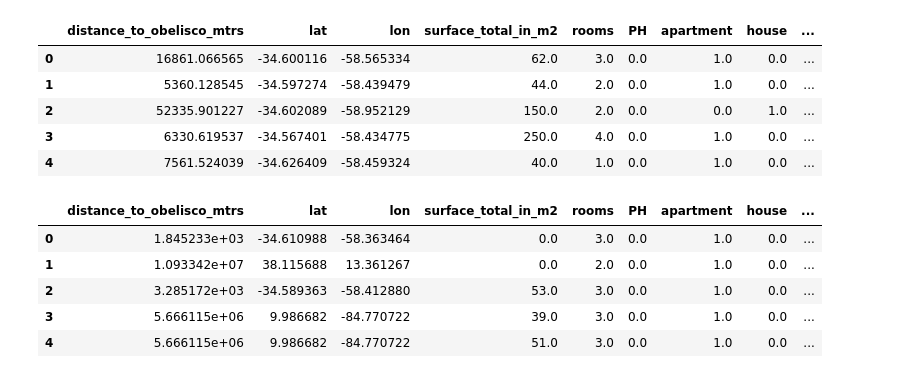
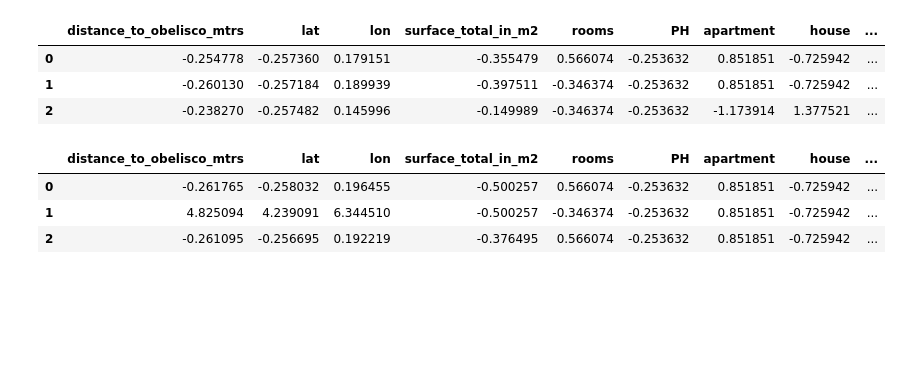
Before and after one commit to fpenovi/BArealEstatePricing, a Jupyter notebook: notebooks/11 - GradientBoostingRegressor.ipynb, the cells around one changed output. Drawn from its saved outputs; the diff is of its cells as text; code cells hidden in the pictures; blank space fills up the shorter version.

```diff
--- a/notebooks/11 - GradientBoostingRegressor.ipynb
+++ b/notebooks/11 - GradientBoostingRegressor.ipynb
@@ -6,30 +8,31 @@ from sklearn.ensemble import GradientBoostingRegressor
 import seaborn as sns
 %matplotlib inline
 # %%
+start = time.time()
+
 dfTrain = pd.read_csv('../data/TRAIN_TEST_corrected3/train_corrected3.csv')
 dfTest = pd.read_csv('../data/TRAIN_TEST_corrected3/test_corrected3.csv')
 
 train = dfTrain.drop(['id', 'price_usd', 'day_created', 'year_created', 'month_created'], axis=1)
 target = dfTrain.price_usd
+scaler = StandardScaler()
+train = pd.DataFrame(scaler.fit_transform(train), columns=train.columns)
 
 test = dfTest.drop(['id', 'day_created', 'year_created', 'month_created'], axis=1)
+test = pd.DataFrame(scaler.transform(test), columns=test.columns)
 test_ids = dfTest.id
 # %%
-train.head()
+train.head(3)
 # %% [output]
 |  | distance_to_obelisco_mtrs | lat | lon | surface_total_in_m2 | rooms | PH | apartment | house | ... |
-| 0 | 16861.066565 | -34.600116 | -58.565334 | 62.0 | 3.0 | 0.0 | 1.0 | 0.0 | ... |
-| 1 | 5360.128545 | -34.597274 | -58.439479 | 44.0 | 2.0 | 0.0 | 1.0 | 0.0 | ... |
-| 2 | 52335.901227 | -34.602089 | -58.952129 | 150.0 | 2.0 | 0.0 | 0.0 | 1.0 | ... |
-| 3 | 6330.619537 | -34.567401 | -58.434775 | 250.0 | 4.0 | 0.0 | 1.0 | 0.0 | ... |
-| 4 | 7561.524039 | -34.626409 | -58.459324 | 40.0 | 1.0 | 0.0 | 1.0 | 0.0 | ... |
+| 0 | -0.254778 | -0.257360 | 0.179151 | -0.355479 | 0.566074 | -0.253632 | 0.851851 | -0.725942 | ... |
+| 1 | -0.260130 | -0.257184 | 0.189939 | -0.397511 | -0.346374 | -0.253632 | 0.851851 | -0.725942 | ... |
+| 2 | -0.238270 | -0.257482 | 0.145996 | -0.149989 | -0.346374 | -0.253632 | -1.173914 | 1.377521 | ... |
 # %%
-test.head()
+test.head(3)
 # %% [output]
 |  | distance_to_obelisco_mtrs | lat | lon | surface_total_in_m2 | rooms | PH | apartment | house | ... |
-| 0 | 1.845233e+03 | -34.610988 | -58.363464 | 0.0 | 3.0 | 0.0 | 1.0 | 0.0 | ... |
-| 1 | 1.093342e+07 | 38.115688 | 13.361267 | 0.0 | 2.0 | 0.0 | 1.0 | 0.0 | ... |
-| 2 | 3.285172e+03 | -34.589363 | -58.412880 | 53.0 | 3.0 | 0.0 | 1.0 | 0.0 | ... |
-| 3 | 5.666115e+06 | 9.986682 | -84.770722 | 39.0 | 3.0 | 0.0 | 1.0 | 0.0 | ... |
-| 4 | 5.666115e+06 | 9.986682 | -84.770722 | 51.0 | 3.0 | 0.0 | 1.0 | 0.0 | ... |
+| 0 | -0.261765 | -0.258032 | 0.196455 | -0.500257 | 0.566074 | -0.253632 | 0.851851 | -0.725942 | ... |
+| 1 | 4.825094 | 4.239091 | 6.344510 | -0.500257 | -0.346374 | -0.253632 | 0.851851 | -0.725942 | ... |
+| 2 | -0.261095 | -0.256695 | 0.192219 | -0.376495 | 0.566074 | -0.253632 | 0.851851 | -0.725942 | ... |
 # %%
```
Also changed, not shown: parts of 6 cells of this notebook.
